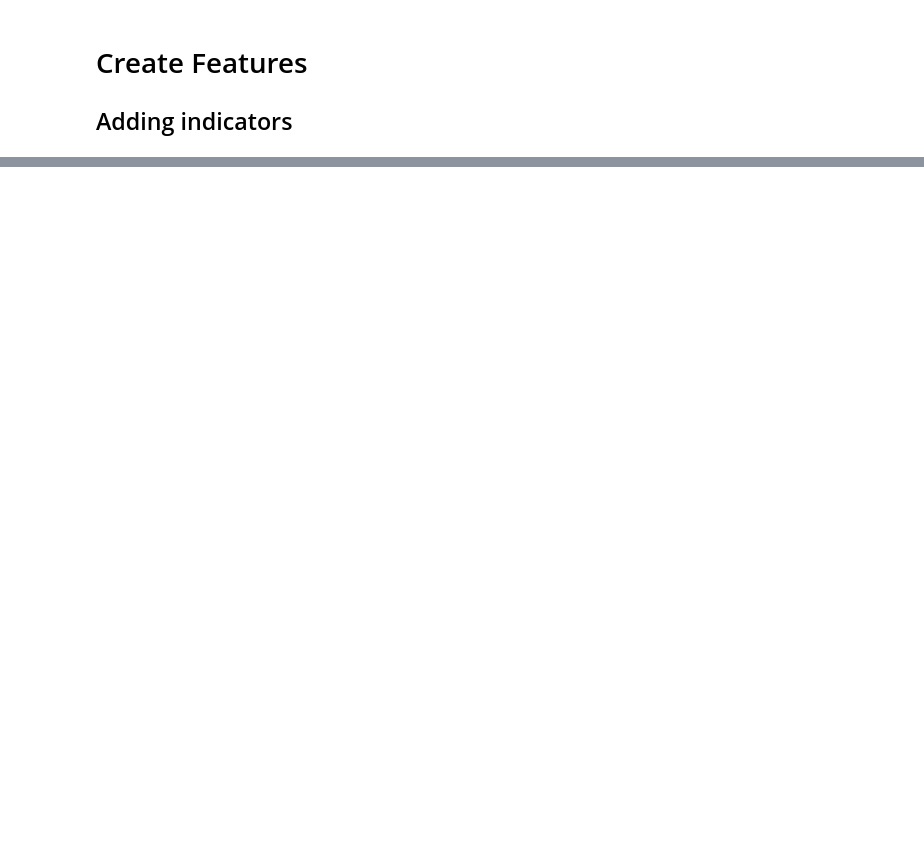
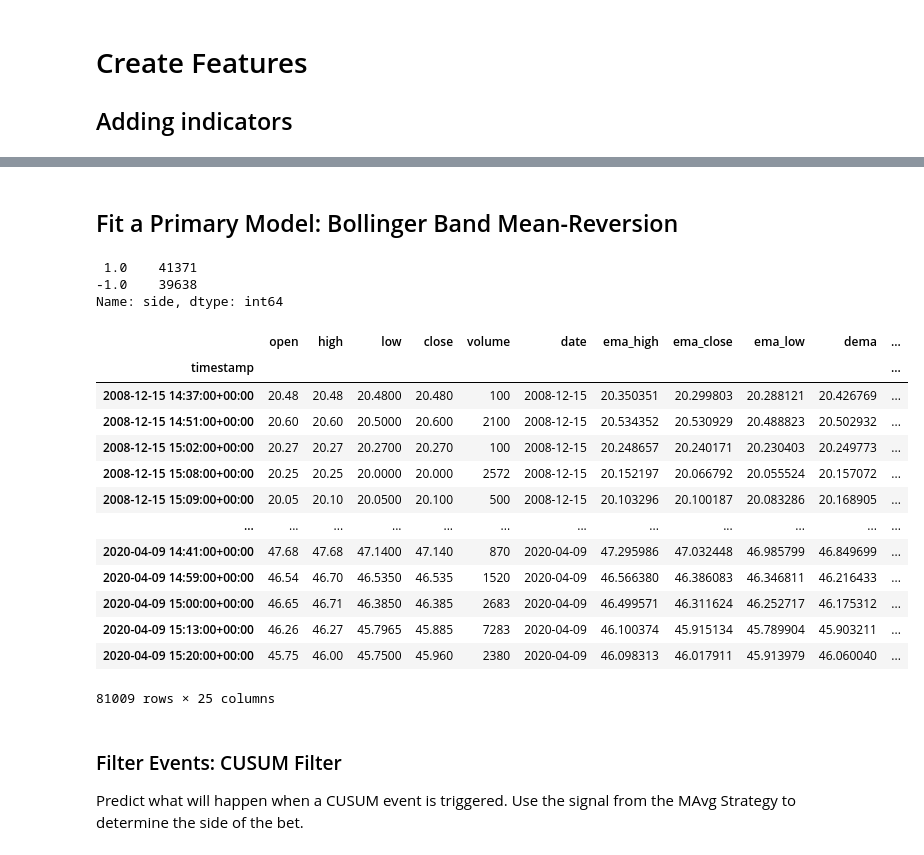
Before and after one commit to hjeffreywang/Stock_feature_engineering, a Jupyter notebook: Feature_generation.ipynb, the cells around one changed output, grey strips where cells are left out. Cells and saved outputs as stored; diff of their text form; code cells hidden in the pictures; blank space fills up the shorter version.

```diff
--- a/Feature_generation.ipynb
+++ b/Feature_generation.ipynb
@@ -237,0 +228,3 @@ data3[day_list[1]]
+# %%
+#Read in data
+data_ml=data3
@@ -237,0 +233,3 @@ data3[day_list[1]]
+# %%
+# Drop the NaN values from our data set
+data_ml.dropna(axis=0, how='any', inplace=True)
@@ -237,0 +247,46 @@ data3[day_list[1]]
+# %% [markdown]
+## Fit a Primary Model: Bollinger Band Mean-Reversion
+# %%
+# Compute sides
+#when above bb, is 1, when below is -1
+data_ml['side'] = np.nan
+long_signals = (data_ml['close'] <= data_ml['bb_lowerband'])
+short_signals = (data_ml['close'] >= data_ml['bb_upperband'])
+
+data_ml.loc[long_signals, 'side'] = 1
+data_ml.loc[short_signals, 'side'] = -1
+
+print(data_ml.side.value_counts())
+
+# Remove Look ahead biase by lagging the signal
+data_ml['side'] = data_ml['side'].shift(1)
+# %% [output]
+ 1.0    41371
+-1.0    39638
+Name: side, dtype: int64
+# %%
+# Save the raw data
+raw_data = data_ml.copy()
+
+# Drop the NaN values from our data set
+data_ml.dropna(axis=0, how='any', inplace=True)
+# %%
+data_ml
+# %% [output]
+|  | open | high | low | close | volume | date | ema_high | ema_close | ema_low | dema | ... |
+| timestamp |  |  |  |  |  |  |  |  |  |  | ... |
+| 2008-12-15 14:37:00+00:00 | 20.48 | 20.48 | 20.4800 | 20.480 | 100 | 2008-12-15 | 20.350351 | 20.299803 | 20.288121 | 20.426769 | ... |
+| 2008-12-15 14:51:00+00:00 | 20.60 | 20.60 | 20.5000 | 20.600 | 2100 | 2008-12-15 | 20.534352 | 20.530929 | 20.488823 | 20.502932 | ... |
+| 2008-12-15 15:02:00+00:00 | 20.27 | 20.27 | 20.2700 | 20.270 | 100 | 2008-12-15 | 20.248657 | 20.240171 | 20.230403 | 20.249773 | ... |
+| 2008-12-15 15:08:00+00:00 | 20.25 | 20.25 | 20.0000 | 20.000 | 2572 | 2008-12-15 | 20.152197 | 20.066792 | 20.055524 | 20.157072 | ... |
+| 2008-12-15 15:09:00+00:00 | 20.05 | 20.10 | 20.0500 | 20.100 | 500 | 2008-12-15 | 20.103296 | 20.100187 | 20.083286 | 20.168905 | ... |
+| ... | ... | ... | ... | ... | ... | ... | ... | ... | ... | ... | ... |
+| 2020-04-09 14:41:00+00:00 | 47.68 | 47.68 | 47.1400 | 47.140 | 870 | 2020-04-09 | 47.295986 | 47.032448 | 46.985799 | 46.849699 | ... |
+| 2020-04-09 14:59:00+00:00 | 46.54 | 46.70 | 46.5350 | 46.535 | 1520 | 2020-04-09 | 46.566380 | 46.386083 | 46.346811 | 46.216433 | ... |
+| 2020-04-09 15:00:00+00:00 | 46.65 | 46.71 | 46.3850 | 46.385 | 2683 | 2020-04-09 | 46.499571 | 46.311624 | 46.252717 | 46.175312 | ... |
+| 2020-04-09 15:13:00+00:00 | 46.26 | 46.27 | 45.7965 | 45.885 | 7283 | 2020-04-09 | 46.100374 | 45.915134 | 45.789904 | 45.903211 | ... |
+| 2020-04-09 15:20:00+00:00 | 45.75 | 46.00 | 45.7500 | 45.960 | 2380 | 2020-04-09 | 46.098313 | 46.017911 | 45.913979 | 46.060040 | ... |
+81009 rows × 25 columns
+# %% [markdown]
+### Filter Events: CUSUM Filter
+Predict what will happen when a CUSUM event is triggered. Use the signal from the MAvg Strategy to determine the side of the bet.
```
Also changed, not shown: parts of 53 cells of this notebook.
